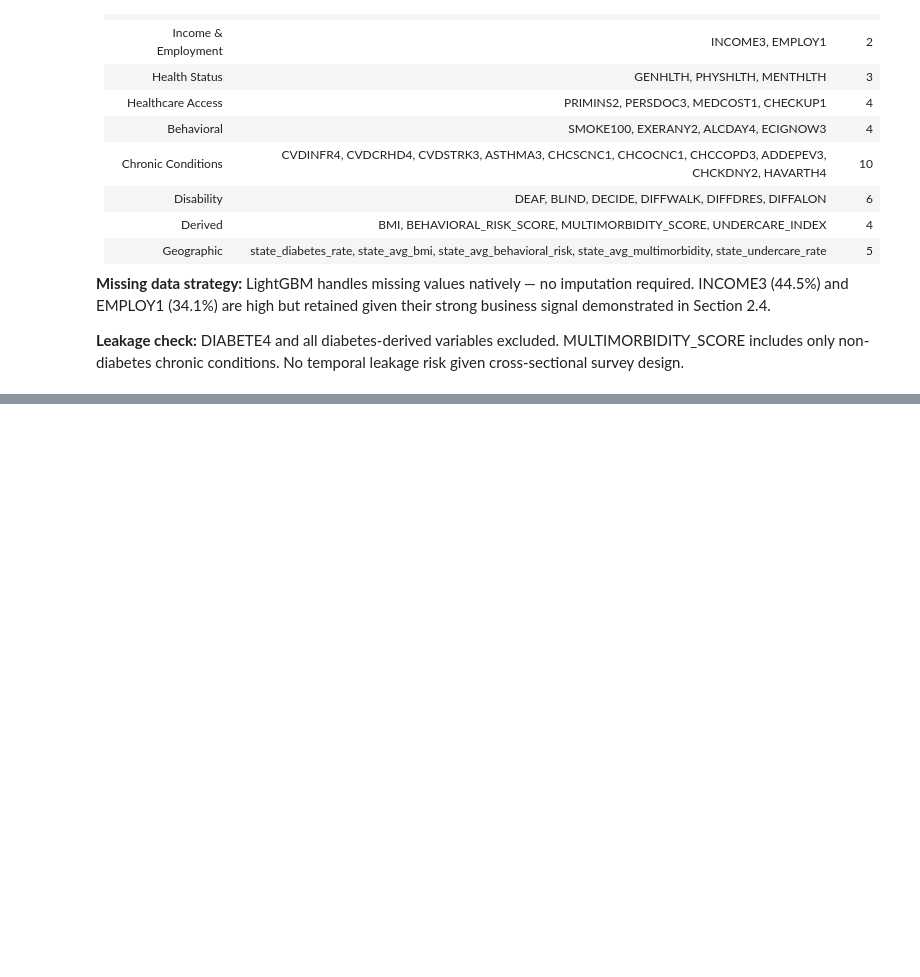
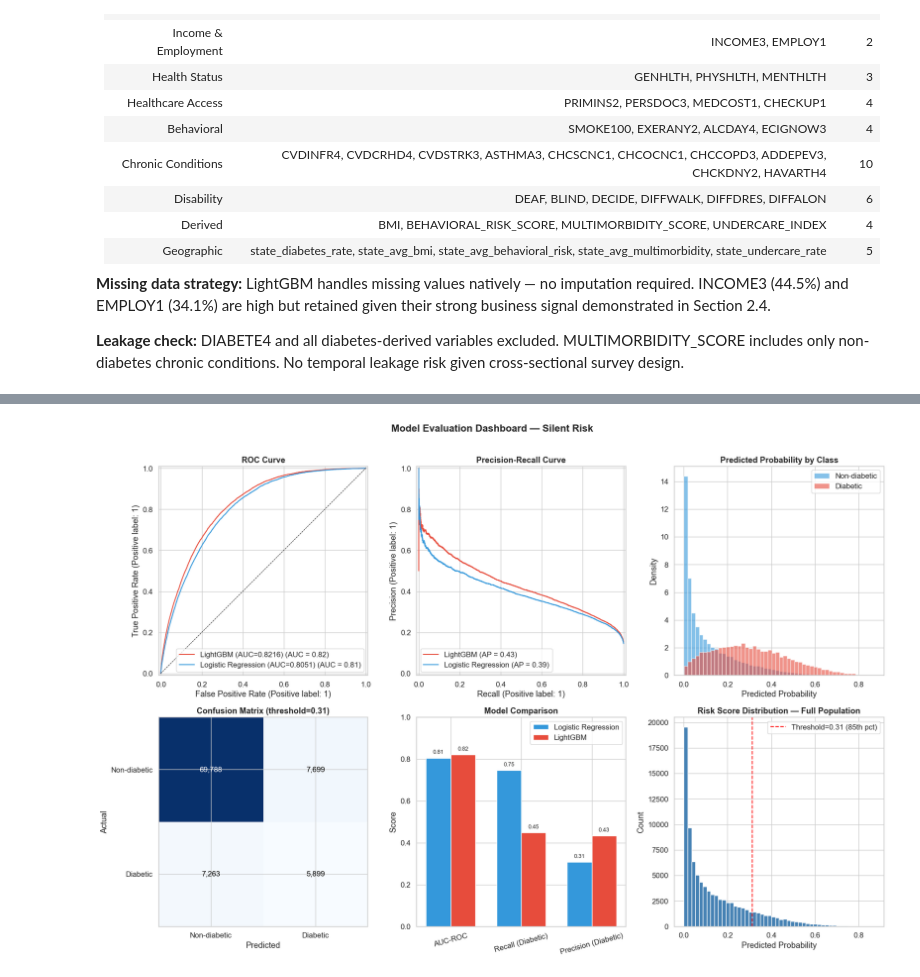
Before and after one commit to ArvindB75/silent-risk-chronic-disease, a Jupyter notebook: notebooks/silent_risk_brfss_2024.ipynb, the cells around one changed output, grey strips where cells are left out. Cells and saved outputs as stored; diff of their text form; code cells hidden in the pictures; blank space fills up the shorter version.

```diff
--- a/notebooks/silent_risk_brfss_2024.ipynb
+++ b/notebooks/silent_risk_brfss_2024.ipynb
@@ -1667,0 +2245,97 @@ dtype: float64
+# %%
+# --- 4.6 Model Evaluation ---
+
+from sklearn.metrics import RocCurveDisplay, PrecisionRecallDisplay, confusion_matrix
+import matplotlib.gridspec as gridspec
+
+fig = plt.figure(figsize=(18, 12))
+gs = gridspec.GridSpec(2, 3, figure=fig)
+
+ax1 = fig.add_subplot(gs[0, 0])
+ax2 = fig.add_subplot(gs[0, 1])
+ax3 = fig.add_subplot(gs[0, 2])
+ax4 = fig.add_subplot(gs[1, 0])
+ax5 = fig.add_subplot(gs[1, 1])
+ax6 = fig.add_subplot(gs[1, 2])
+
+# 1 — ROC Curve
+RocCurveDisplay.from_predictions(y_test, y_pred_proba_final, ax=ax1,
+                                  name=f'LightGBM (AUC={auc_final:.4f})',
+                                  color='#e74c3c')
+RocCurveDisplay.from_predictions(y_test, y_pred_proba_lr, ax=ax1,
+                                  name=f'Logistic Regression (AUC={auc_lr:.4f})',
+                                  color='#3498db')
+ax1.set_title('ROC Curve', fontweight='bold')
+ax1.plot([0,1],[0,1],'k--', linewidth=0.8)
+
+# 2 — Precision-Recall Curve
+PrecisionRecallDisplay.from_predictions(y_test, y_pred_proba_final, ax=ax2,
+                                         name='LightGBM', color='#e74c3c')
+PrecisionRecallDisplay.from_predictions(y_test, y_pred_proba_lr, ax=ax2,
+                                         name='Logistic Regression', color='#3498db')
+ax2.set_title('Precision-Recall Curve', fontweight='bold')
+
+# 3 — Probability distribution by class
+ax3.hist(y_pred_proba_final[y_test==0], bins=50, alpha=0.6,
+         color='#3498db', label='Non-diabetic', density=True)
+ax3.hist(y_pred_proba_final[y_test==1], bins=50, alpha=0.6,
+         color='#e74c3c', label='Diabetic', density=True)
+ax3.set_title('Predicted Probability by Class', fontweight='bold')
+ax3.set_xlabel('Predicted Probability')
+ax3.set_ylabel('Density')
+ax3.legend()
+
+# 4 — Confusion matrix LightGBM at 85th percentile threshold
+threshold_85 = np.percentile(y_pred_proba_final, 85)
+y_pred_thresh = (y_pred_proba_final >= threshold_85).astype(int)
+cm = confusion_matrix(y_test, y_pred_thresh)
+im = ax4.imshow(cm, cmap='Blues')
+ax4.set_xticks([0,1]); ax4.set_yticks([0,1])
+ax4.set_xticklabels(['Non-diabetic', 'Diabetic'])
+ax4.set_yticklabels(['Non-diabetic', 'Diabetic'])
+ax4.set_xlabel('Predicted'); ax4.set_ylabel('Actual')
+ax4.set_title(f'Confusion Matrix (threshold={threshold_85:.2f})', fontweight='bold')
+for i in range(2):
+    for j in range(2):
+        ax4.text(j, i, f'{cm[i,j]:,}', ha='center', va='center',
+                 fontsize=12, color='white' if cm[i,j] > cm.max()/2 else 'black')
+
+# 5 — Model comparison bar chart
+metrics = ['AUC-ROC', 'Recall (Diabetic)', 'Precision (Diabetic)']
+from sklearn.metrics import recall_score, precision_score
+lr_scores = [auc_lr,
+             recall_score(y_test, (y_pred_proba_lr >= 0.5).astype(int)),
+             precision_score(y_test, (y_pred_proba_lr >= 0.5).astype(int), zero_division=0)]
+lgb_scores = [auc_final,
+              recall_score(y_test, y_pred_thresh),
+              precision_score(y_test, y_pred_thresh, zero_division=0)]
+
+x = np.arange(len(metrics))
+width = 0.35
+ax5.bar(x - width/2, lr_scores, width, label='Logistic Regression', color='#3498db', edgecolor='white')
+ax5.bar(x + width/2, lgb_scores, width, label='LightGBM', color='#e74c3c', edgecolor='white')
+ax5.set_xticks(x); ax5.set_xticklabels(metrics, rotation=15)
+ax5.set_title('Model Comparison', fontweight='bold')
+ax5.set_ylabel('Score')
+ax5.legend()
+ax5.set_ylim(0, 1)
+for i, (lr, lgb_s) in enumerate(zip(lr_scores, lgb_scores)):
+    ax5.text(i - width/2, lr + 0.02, f'{lr:.2f}', ha='center', fontsize=9)
+    ax5.text(i + width/2, lgb_s + 0.02, f'{lgb_s:.2f}', ha='center', fontsize=9)
+
+# 6 — Score distribution histogram
+ax6.hist(y_pred_proba_final, bins=50, color='steelblue', edgecolor='white')
+ax6.axvline(threshold_85, color='red', linestyle='--', linewidth=1.5,
+            label=f'Threshold={threshold_85:.2f} (85th pct)')
+ax6.set_title('Risk Score Distribution — Full Population', fontweight='bold')
+ax6.set_xlabel('Predicted Probability')
+ax6.set_ylabel('Count')
+ax6.legend()
+
+plt.suptitle('Model Evaluation Dashboard — Silent Risk', fontsize=16, fontweight='bold', y=1.01)
+plt.tight_layout()
+plt.savefig('/Users/arvind.b/Documents/silent-risk-chronic-disease/reports/figures/model_evaluation.png',
+            dpi=150, facecolor='white', bbox_inches='tight')
+plt.show()
+# %% [output]
+[figure, added]
```
Also changed, not shown: parts of 27 cells of this notebook.
